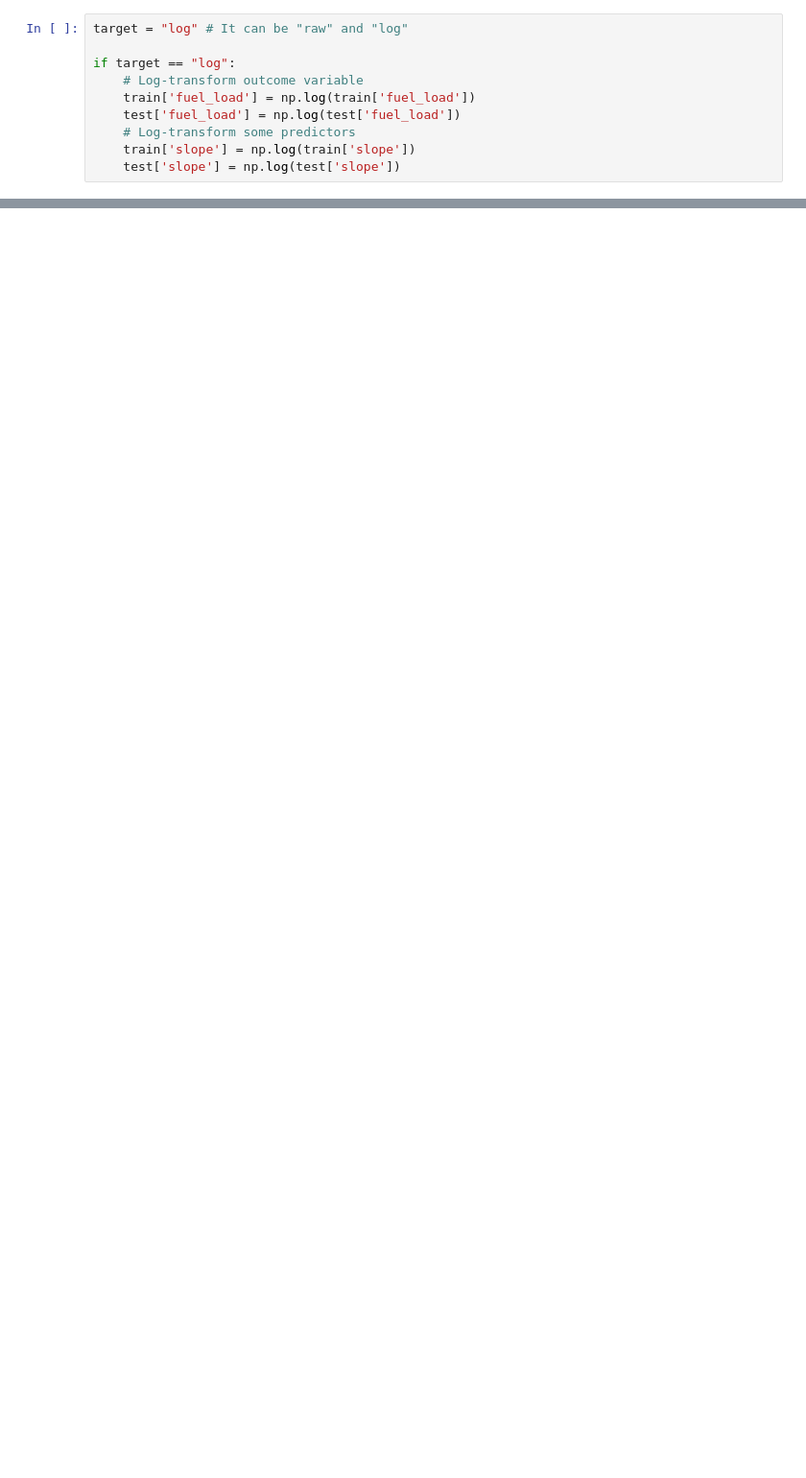
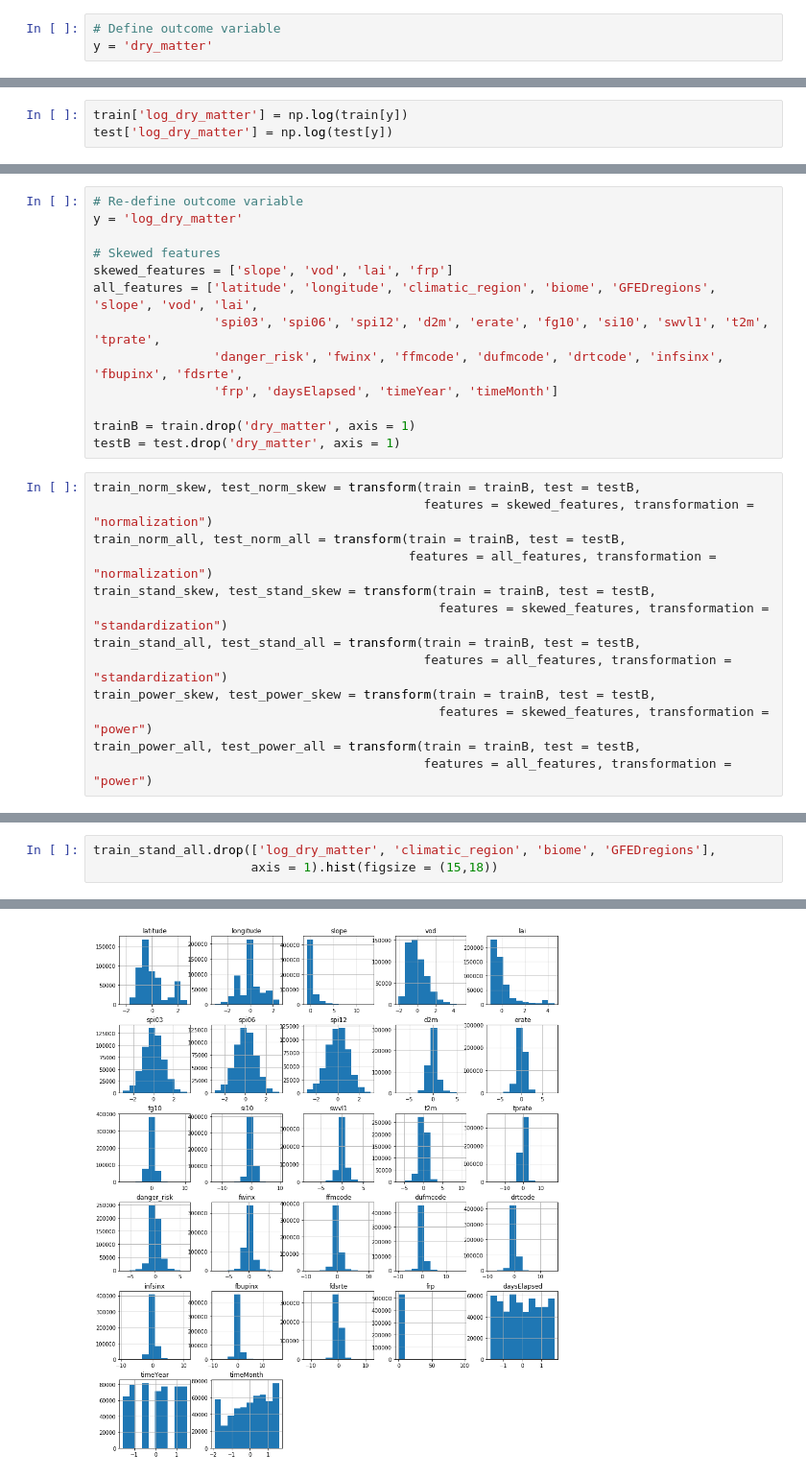
Before and after one commit to ecmwf-projects/ai-vegetation-fuel, a Jupyter notebook: notebooks/ecmwf/model_definition_benchmark.ipynb, the cells around one changed output, grey strips where cells are left out. Shown at 96% size. Drawn from its saved outputs; the diff is of its cells as text; blank space fills up the shorter version.

```diff
--- a/notebooks/ecmwf/model_definition_benchmark.ipynb
+++ b/notebooks/ecmwf/model_definition_benchmark.ipynb
@@ -65,10 +60,3 @@ test = test.drop('Unnamed: 0', axis = 1)
 # %%
-target = "log" # It can be "raw" and "log"
-
-if target == "log":
-    # Log-transform outcome variable
-    train['fuel_load'] = np.log(train['fuel_load'])
-    test['fuel_load'] = np.log(test['fuel_load'])
-    # Log-transform some predictors
-    train['slope'] = np.log(train['slope'])
-    test['slope'] = np.log(test['slope'])
+# Define outcome variable
+y = 'dry_matter'
@@ -213,0 +191,3 @@ array([[<AxesSubplot:title={'center':'latitude'}>,
+# %%
+train['log_dry_matter'] = np.log(train[y])
+test['log_dry_matter'] = np.log(test[y])
@@ -214,2 +214,28 @@ array([[<AxesSubplot:title={'center':'latitude'}>,
+# %%
+# Re-define outcome variable
+y = 'log_dry_matter'
+
+# Skewed features
+skewed_features = ['slope', 'vod', 'lai', 'frp']
+all_features = ['latitude', 'longitude', 'climatic_region', 'biome', 'GFEDregions', 'slope', 'vod', 'lai',
+                'spi03', 'spi06', 'spi12', 'd2m', 'erate', 'fg10', 'si10', 'swvl1', 't2m', 'tprate',
+                'danger_risk', 'fwinx', 'ffmcode', 'dufmcode', 'drtcode', 'infsinx', 'fbupinx', 'fdsrte',
+                'frp', 'daysElapsed', 'timeYear', 'timeMonth']
+
+trainB = train.drop('dry_matter', axis = 1)
+testB = test.drop('dry_matter', axis = 1)
+# %%
+train_norm_skew, test_norm_skew = transform(train = trainB, test = testB,
+                                            features = skewed_features, transformation = "normalization")
+train_norm_all, test_norm_all = transform(train = trainB, test = testB,
+                                          features = all_features, transformation = "normalization")
+train_stand_skew, test_stand_skew = transform(train = trainB, test = testB,
+                                              features = skewed_features, transformation = "standardization")
+train_stand_all, test_stand_all = transform(train = trainB, test = testB,
+                                            features = all_features, transformation = "standardization")
+train_power_skew, test_power_skew = transform(train = trainB, test = testB,
+                                              features = skewed_features, transformation = "power")
+train_power_all, test_power_all = transform(train = trainB, test = testB,
+                                            features = all_features, transformation = "power")
 # %%
 # Define a list of datasets to work with
@@ -303,0 +325,4 @@ Y-J - Non-redundant features           &  47.953598 \\
+# %%
+train_stand_all.drop(['log_dry_matter', 'climatic_region', 'biome', 'GFEDregions'],
+                     axis = 1).hist(figsize = (15,18))
+# %% [output]
@@ -303,0 +346 @@ Y-J - Non-redundant features           &  47.953598 \\
+[figure, added]
```
Also changed, not shown: parts of 43 cells of this notebook, 6 other files.
